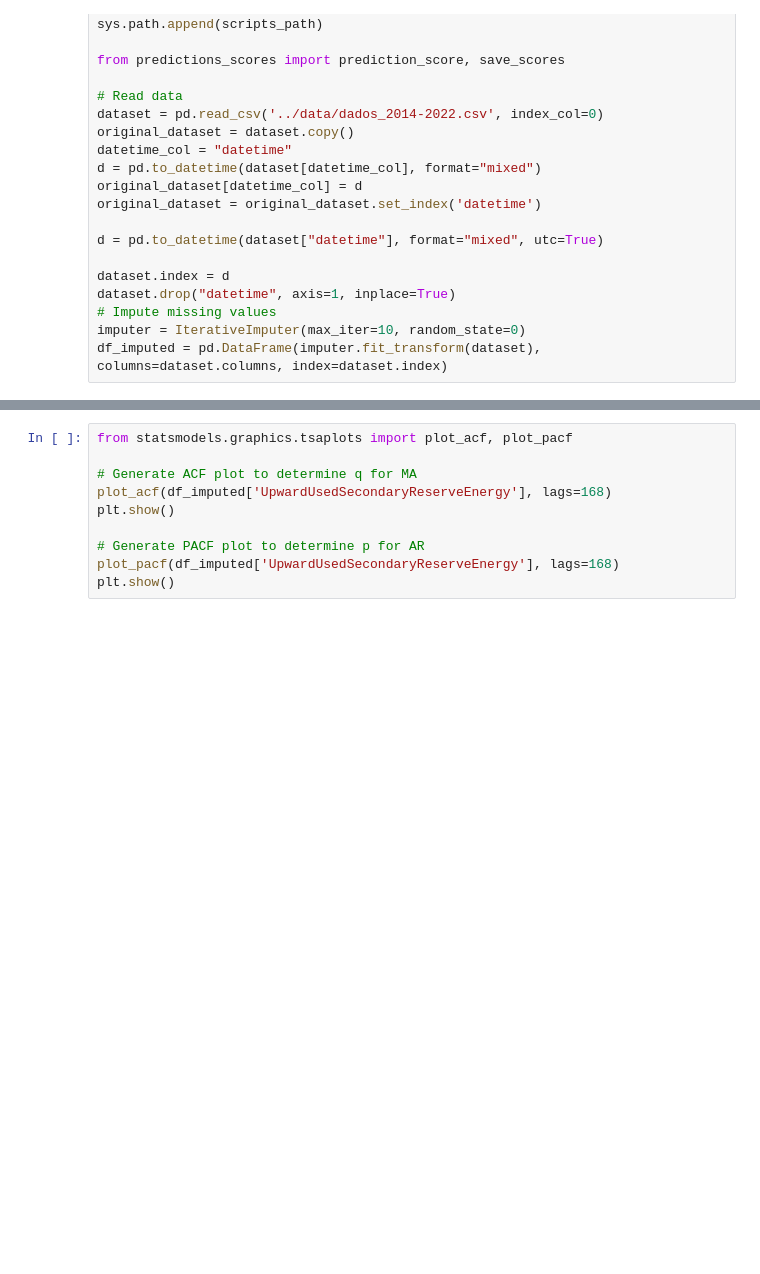
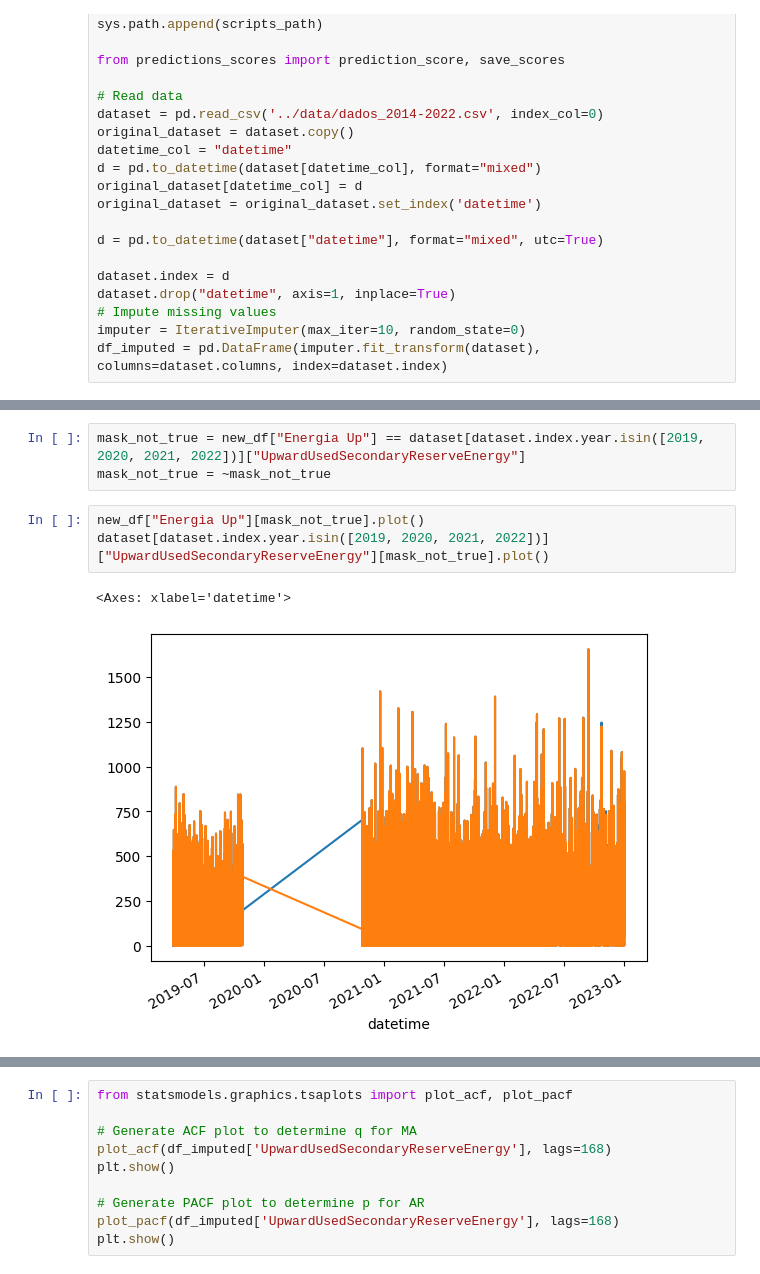
Before and after one commit to JotaFan/renewable-generation-into-reserve-markets, a Jupyter notebook: notebooks/Model Statistics.ipynb, the cells around one changed output, grey strips where cells are left out. Drawn from its saved outputs; the diff is of its cells as text; blank space fills up the shorter version.

```diff
--- a/notebooks/Model Statistics.ipynb
+++ b/notebooks/Model Statistics.ipynb
@@ -36,0 +116,9 @@ df_imputed = pd.DataFrame(imputer.fit_transform(dataset), columns=dataset.column
+# %%
+mask_not_true = new_df["Energia Up"] == dataset[dataset.index.year.isin([2019, 2020, 2021, 2022])]["UpwardUsedSecondaryReserveEnergy"]
+mask_not_true = ~mask_not_true
+# %%
+new_df["Energia Up"][mask_not_true].plot()
+dataset[dataset.index.year.isin([2019, 2020, 2021, 2022])]["UpwardUsedSecondaryReserveEnergy"][mask_not_true].plot()
+# %% [output]
+<Axes: xlabel='datetime'>
+[figure, added]
```
Also changed, not shown: parts of 19 cells of this notebook, 11 other files.
